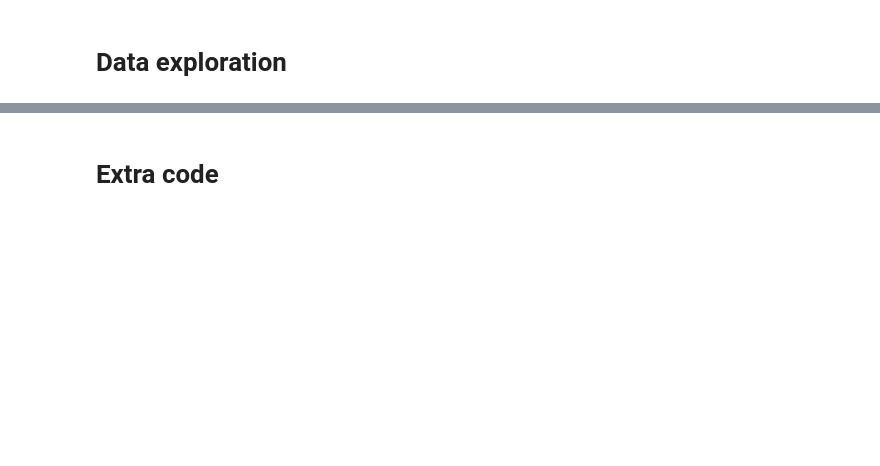
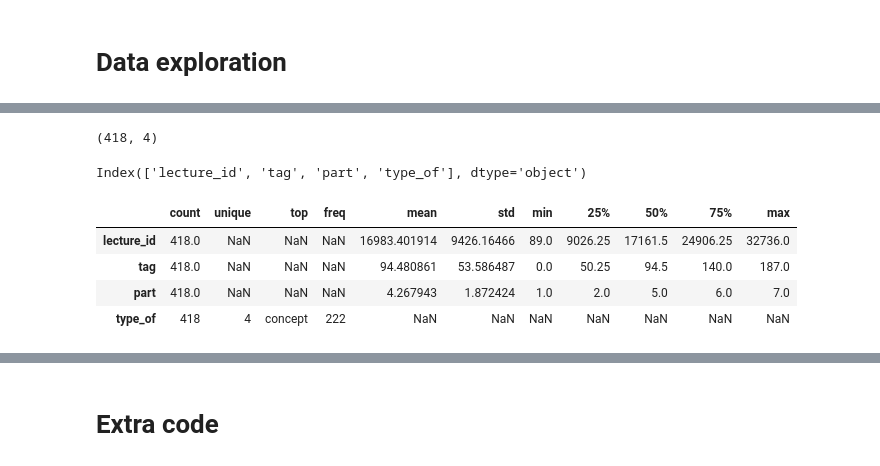
Before and after one commit to theresaskruzna/riiid_knowledge_tracing, a Jupyter notebook: 01_Data_Exploration.ipynb, the cells around one changed output, grey strips where cells are left out. Cells and saved outputs as stored; diff of their text form; code cells hidden in the pictures; blank space fills up the shorter version.

```diff
--- a/01_Data_Exploration.ipynb
+++ b/01_Data_Exploration.ipynb
@@ -183,0 +381,16 @@ The API loads the data using the types specified above (int32 for user_id, int8
+# %%
+lectures_df.shape
+# %% [output]
+(418, 4)
+# %%
+lectures_df.columns
+# %% [output]
+Index(['lecture_id', 'tag', 'part', 'type_of'], dtype='object')
+# %%
+lectures_df.describe(include='all').T
+# %% [output]
+|  | count | unique | top | freq | mean | std | min | 25% | 50% | 75% | max |
+| lecture_id | 418.0 | NaN | NaN | NaN | 16983.401914 | 9426.16466 | 89.0 | 9026.25 | 17161.5 | 24906.25 | 32736.0 |
+| tag | 418.0 | NaN | NaN | NaN | 94.480861 | 53.586487 | 0.0 | 50.25 | 94.5 | 140.0 | 187.0 |
+| part | 418.0 | NaN | NaN | NaN | 4.267943 | 1.872424 | 1.0 | 2.0 | 5.0 | 6.0 | 7.0 |
+| type_of | 418 | 4 | concept | 222 | NaN | NaN | NaN | NaN | NaN | NaN | NaN |
```
Also changed, not shown: parts of 38 cells of this notebook.
